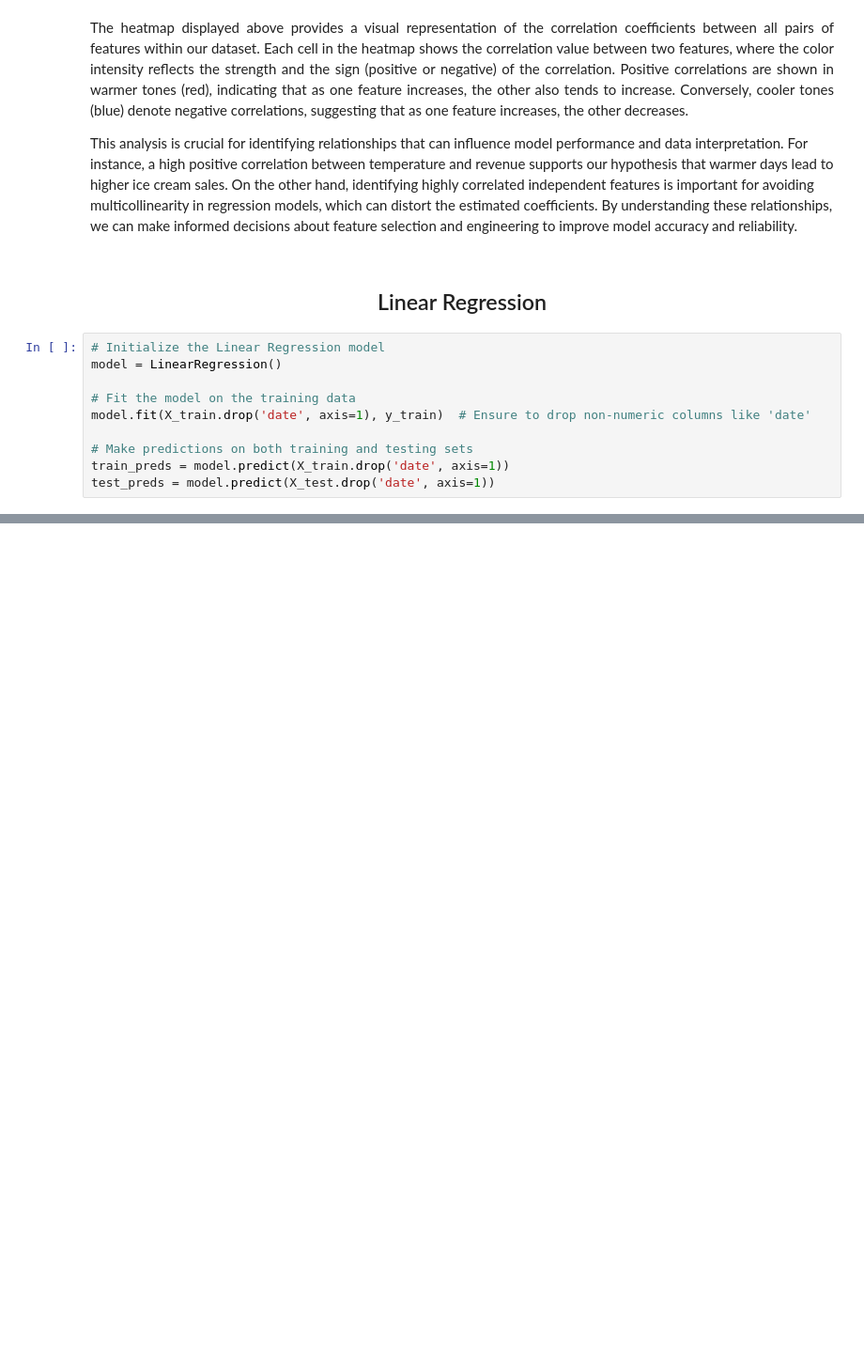
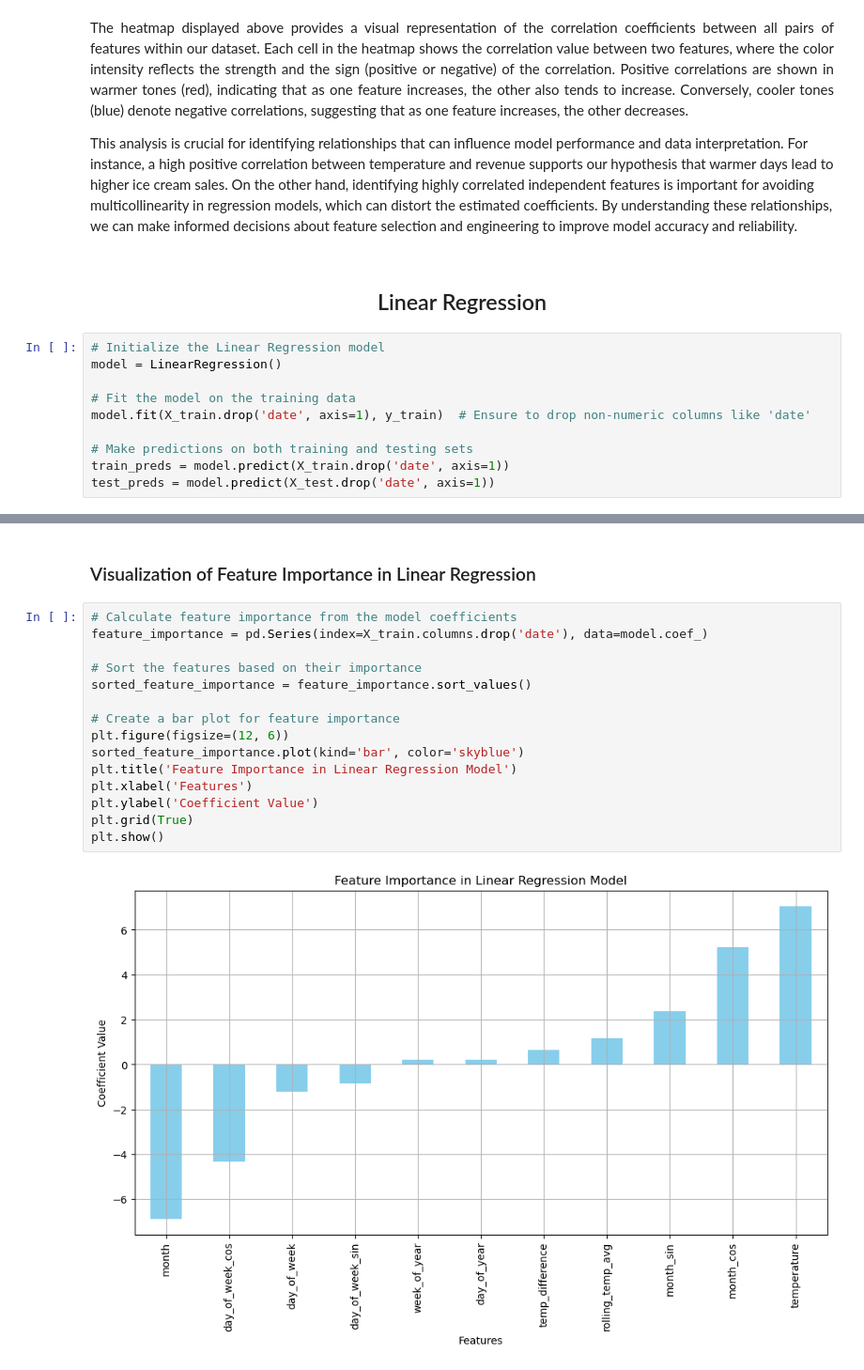
Before and after one commit to nickking93/ML-Revenue-Prediction-Model-Expanded, a Jupyter notebook: Expanded Notebook/ExpandedCapstone.ipynb, the cells around one changed output, grey strips where cells are left out. Shown at 94% size. Saved outputs shown, nothing was run; the diff lists cells and outputs as text; blank space fills up the shorter version.

```diff
--- a/Expanded Notebook/ExpandedCapstone.ipynb
+++ b/Expanded Notebook/ExpandedCapstone.ipynb
@@ -178,0 +227,19 @@ Cross-validated RMSE:  101.03668439127317
+# %% [markdown]
+<h3>Visualization of Feature Importance in Linear Regression</h3>
+# %%
+# Calculate feature importance from the model coefficients
+feature_importance = pd.Series(index=X_train.columns.drop('date'), data=model.coef_)
+
+# Sort the features based on their importance
+sorted_feature_importance = feature_importance.sort_values()
+
+# Create a bar plot for feature importance
+plt.figure(figsize=(12, 6))
+sorted_feature_importance.plot(kind='bar', color='skyblue')
+plt.title('Feature Importance in Linear Regression Model')
+plt.xlabel('Features')
+plt.ylabel('Coefficient Value')
+plt.grid(True)
+plt.show()
+# %% [output]
+[figure, added]
```
Also changed, not shown: parts of 17 cells of this notebook, 2 other files.
